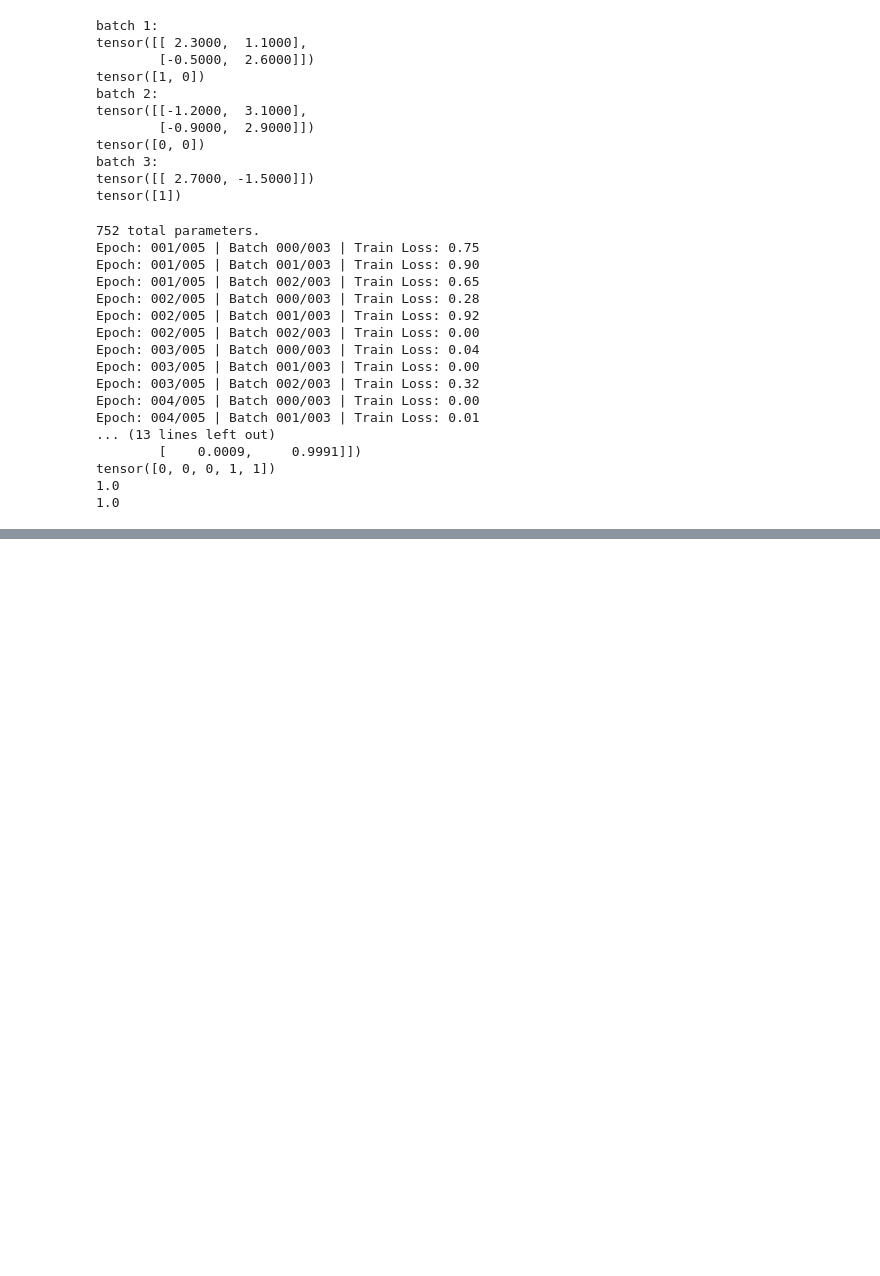
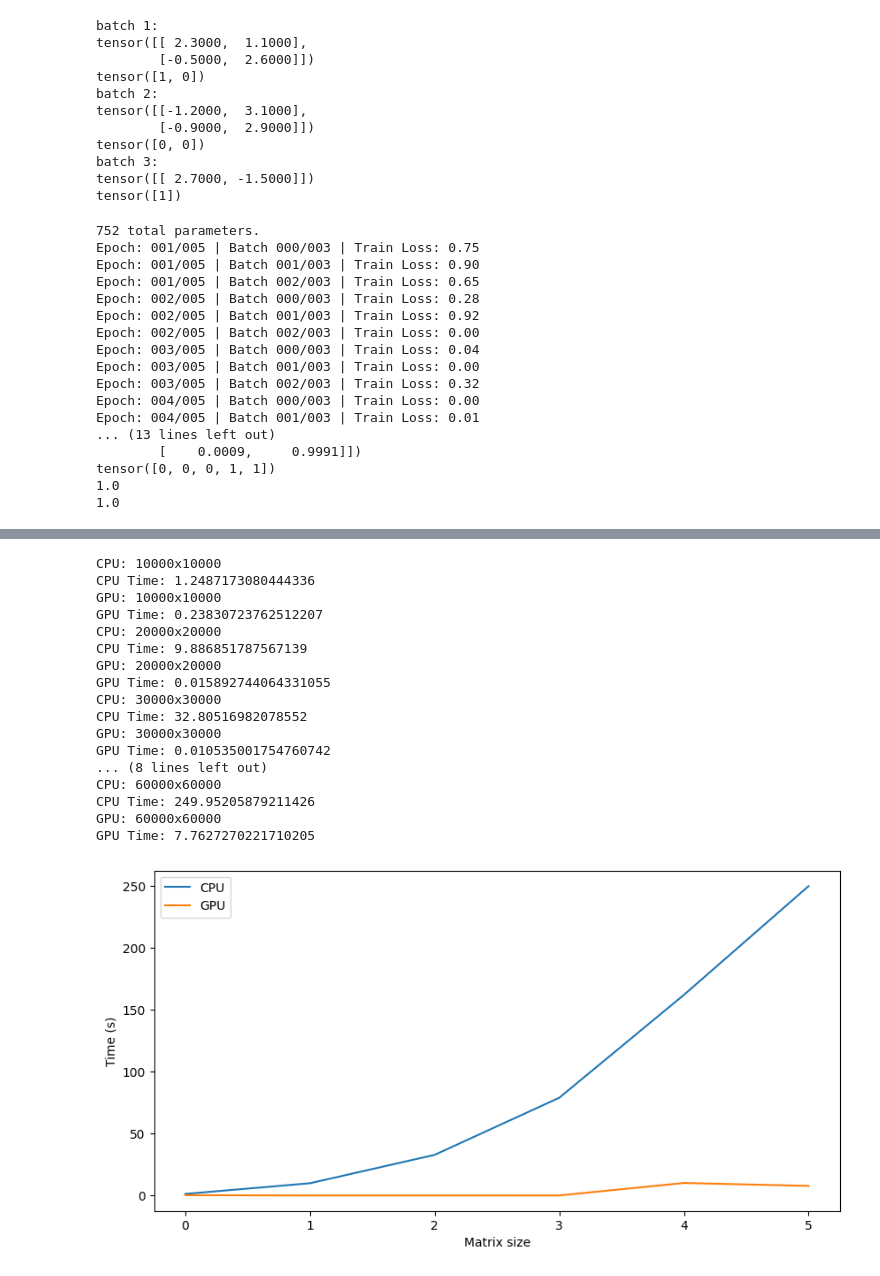
Before and after one commit to suvamM/llm-experiments, a Jupyter notebook: src/pytorch-intro.ipynb, the cells around one changed output, grey strips where cells are left out. Drawn from its saved outputs; the diff is of its cells as text; code cells hidden in the pictures; blank space fills up the shorter version.

```diff
--- a/src/pytorch-intro.ipynb
+++ b/src/pytorch-intro.ipynb
@@ -301,0 +248,66 @@ XPU time: 0.7570219039916992
+# %%
+# Do the following in a loop:
+# Start with a tensor_size 1000 and go upto 90000
+# Create a tensor of size tensor_size x tensor_size
+# Do a matrix multiplication on the CPU and measure the time.
+# Create copies of the tensor to the GPU, and delete the original tensor.
+# Do a matrix multiplication on the GPU and measure the time.
+# Store the CPU and GPU times in separate lists.
+# When the iteration is done, generate a plot of the cpu and gpu times vs tensor_size.
+
+import matplotlib.pyplot as plt
+import time
+
+cpu_times = []
+gpu_times = []
+
+for tensor_size in range(10000, 70000, 10000):
+    test_tensor_1 = torch.rand(tensor_size, tensor_size)
+
+    start_time = time.time()
+    print(f'CPU: {tensor_size}x{tensor_size}')
+    cpu_product = test_tensor_1.matmul(test_tensor_1)
+    end_time = time.time()
+    cpu_times.append(end_time - start_time)
+    print(f'CPU Time: {end_time - start_time}')
+
+    xpu_tensor_1 = test_tensor_1.to('cuda')
+
+    del test_tensor_1
+
+    start_time = time.time()
+    print(f'GPU: {tensor_size}x{tensor_size}')
+    xpu_product = xpu_tensor_1.matmul(xpu_tensor_1)
+    end_time = time.time()
+    gpu_times.append(end_time - start_time)
+    print(f'GPU Time: {end_time - start_time}')
+
+    del xpu_tensor_1
+    del xpu_product
+
+plt.figure(figsize=(10, 5))
+plt.plot(cpu_times, label='CPU')
+plt.plot(gpu_times, label='GPU')
+plt.xlabel('Matrix size')
+plt.ylabel('Time (s)')
+plt.legend()
+plt.show()
+# %% [output]
+CPU: 10000x10000
+CPU Time: 1.2487173080444336
+GPU: 10000x10000
+GPU Time: 0.23830723762512207
+CPU: 20000x20000
+CPU Time: 9.886851787567139
+GPU: 20000x20000
+GPU Time: 0.015892744064331055
+CPU: 30000x30000
+CPU Time: 32.80516982078552
+GPU: 30000x30000
+GPU Time: 0.010535001754760742
+... (8 lines left out)
+CPU: 60000x60000
+CPU Time: 249.95205879211426
+GPU: 60000x60000
+GPU Time: 7.7627270221710205
+[figure, added]
```
Also changed, not shown: parts of 3 cells of this notebook.
